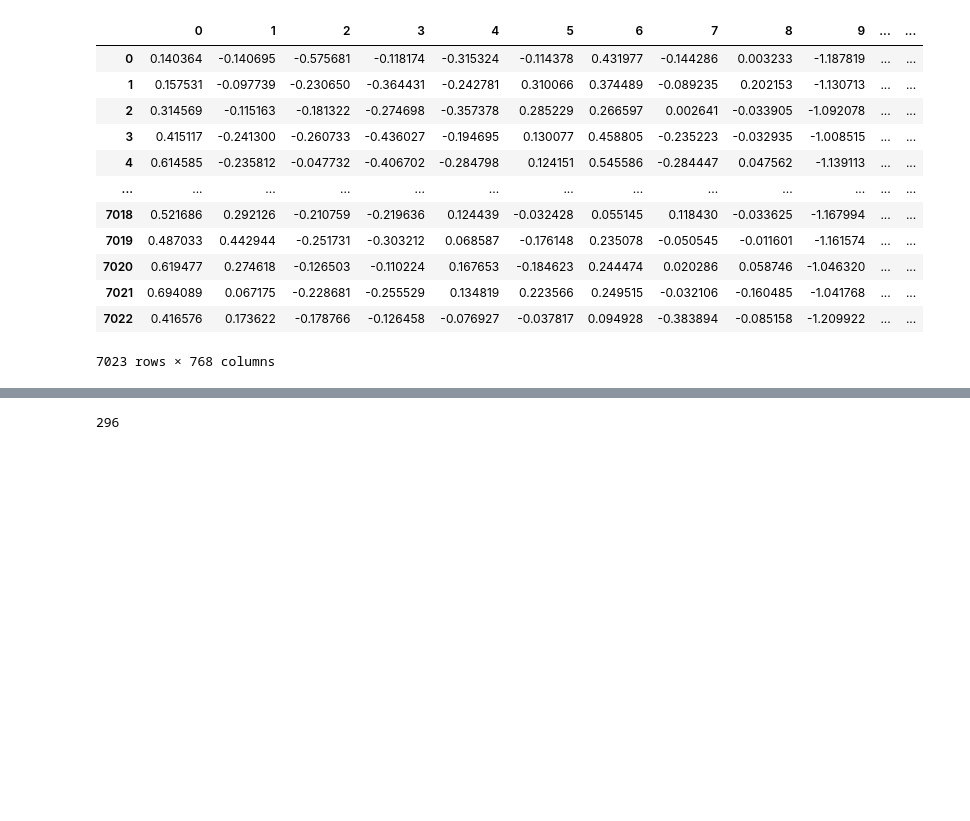
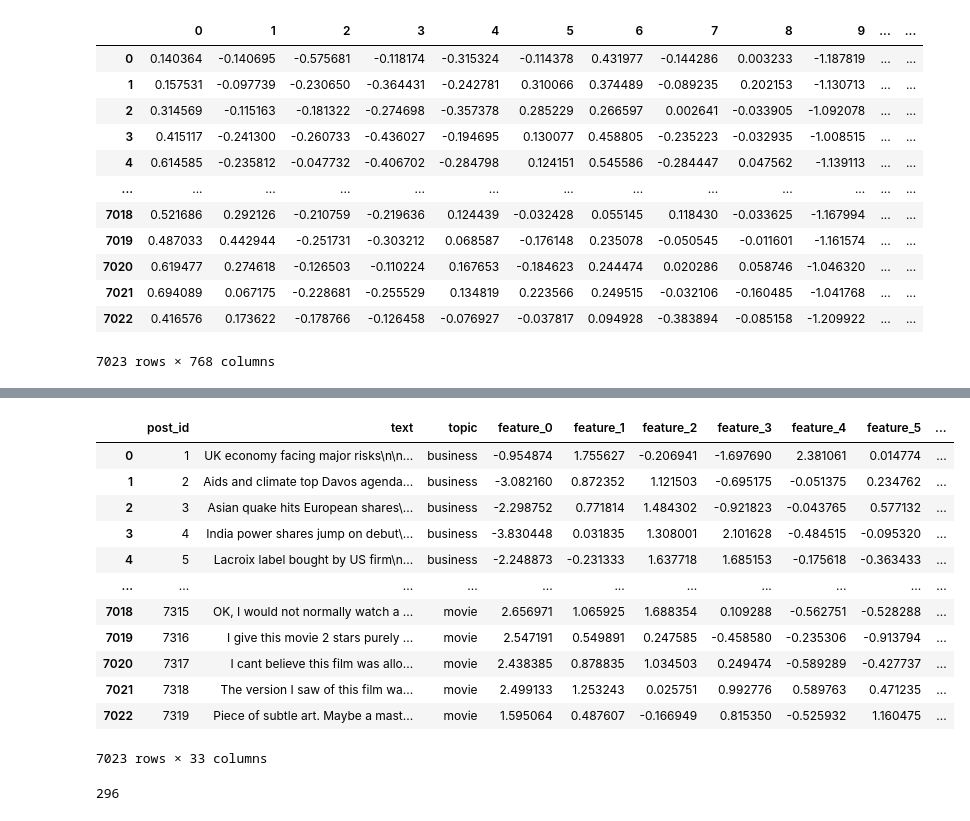
Before and after one commit to nkarakotova/StartML-FinalProject, a Jupyter notebook: research/research_text.ipynb, the cells around one changed output, grey strips where cells are left out. Cells and saved outputs as stored; diff of their text form; code cells hidden in the pictures; blank space fills up the shorter version.

```diff
--- a/research/research_text.ipynb
+++ b/research/research_text.ipynb
@@ -166,5 +176,21 @@ texts_pca
 # %%
 post_data = pd.concat([post_data, texts_pca], axis=1)
-post_data.to_sql('post_process_features_dl', con=engine, if_exists='replace')
+post_data
 # %% [output]
+|  | post_id | text | topic | feature_0 | feature_1 | feature_2 | feature_3 | feature_4 | feature_5 | ... |
+| 0 | 1 | UK economy facing major risks\n\n... | business | -0.954874 | 1.755627 | -0.206941 | -1.697690 | 2.381061 | 0.014774 | ... |
+| 1 | 2 | Aids and climate top Davos agenda... | business | -3.082160 | 0.872352 | 1.121503 | -0.695175 | -0.051375 | 0.234762 | ... |
+| 2 | 3 | Asian quake hits European shares\... | business | -2.298752 | 0.771814 | 1.484302 | -0.921823 | -0.043765 | 0.577132 | ... |
+| 3 | 4 | India power shares jump on debut\... | business | -3.830448 | 0.031835 | 1.308001 | 2.101628 | -0.484515 | -0.095320 | ... |
+| 4 | 5 | Lacroix label bought by US firm\n... | business | -2.248873 | -0.231333 | 1.637718 | 1.685153 | -0.175618 | -0.363433 | ... |
+| ... | ... | ... | ... | ... | ... | ... | ... | ... | ... | ... |
+| 7018 | 7315 | OK, I would not normally watch a ... | movie | 2.656971 | 1.065925 | 1.688354 | 0.109288 | -0.562751 | -0.528288 | ... |
+| 7019 | 7316 | I give this movie 2 stars purely ... | movie | 2.547191 | 0.549891 | 0.247585 | -0.458580 | -0.235306 | -0.913794 | ... |
+| 7020 | 7317 | I cant believe this film was allo... | movie | 2.438385 | 0.878835 | 1.034503 | 0.249474 | -0.589289 | -0.427737 | ... |
+| 7021 | 7318 | The version I saw of this film wa... | movie | 2.499133 | 1.253243 | 0.025751 | 0.992776 | 0.589763 | 0.471235 | ... |
+| 7022 | 7319 | Piece of subtle art. Maybe a mast... | movie | 1.595064 | 0.487607 | -0.166949 | 0.815350 | -0.525932 | 1.160475 | ... |
-296
+7023 rows × 33 columns
+# %%
+post_data.to_sql('post_process_features_dl', con=engine, if_exists="replace")
+# %% [output]
+296
```
Also changed, not shown: parts of 3 cells of this notebook, 19 other files.
